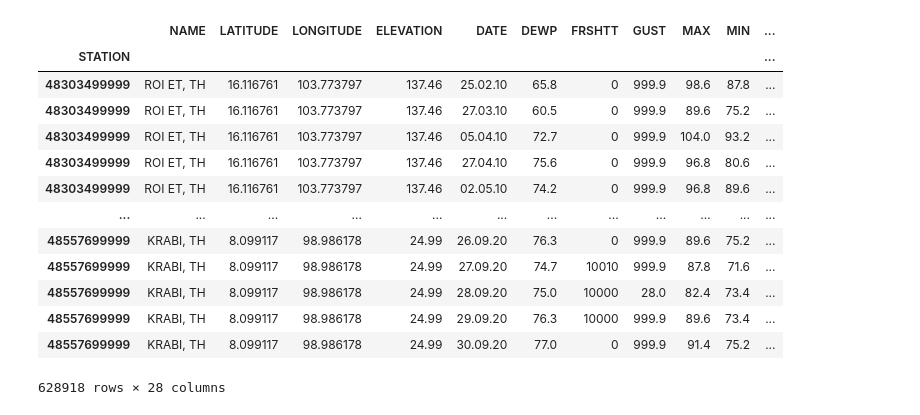
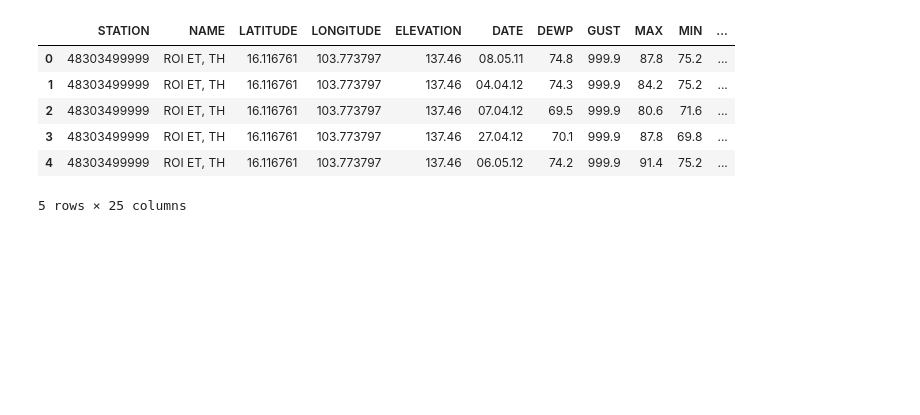
Before and after one commit to nekomaruh/data_science, a Jupyter notebook: NOAA GSOD/proyecto_lluvias.ipynb, the cells around one changed output. Saved outputs shown, nothing was run; the diff lists cells and outputs as text; code cells hidden in the pictures; blank space fills up the shorter version.

```diff
--- a/NOAA GSOD/proyecto_lluvias.ipynb
+++ b/NOAA GSOD/proyecto_lluvias.ipynb
@@ -6,24 +6,32 @@ import matplotlib.pyplot as plt
 import sklearn
 import re
 import seaborn as sns
-# %%
-df = pd.read_csv("compiled_raw_y.csv", index_col=0, header=0)
-df
-# %% [output]
-|  | NAME | LATITUDE | LONGITUDE | ELEVATION | DATE | DEWP | FRSHTT | GUST | MAX | MIN | ... |
-| STATION |  |  |  |  |  |  |  |  |  |  | ... |
-| 48303499999 | ROI ET, TH | 16.116761 | 103.773797 | 137.46 | 25.02.10 | 65.8 | 0 | 999.9 | 98.6 | 87.8 | ... |
-| 48303499999 | ROI ET, TH | 16.116761 | 103.773797 | 137.46 | 27.03.10 | 60.5 | 0 | 999.9 | 89.6 | 75.2 | ... |
-| 48303499999 | ROI ET, TH | 16.116761 | 103.773797 | 137.46 | 05.04.10 | 72.7 | 0 | 999.9 | 104.0 | 93.2 | ... |
-| 48303499999 | ROI ET, TH | 16.116761 | 103.773797 | 137.46 | 27.04.10 | 75.6 | 0 | 999.9 | 96.8 | 80.6 | ... |
-| 48303499999 | ROI ET, TH | 16.116761 | 103.773797 | 137.46 | 02.05.10 | 74.2 | 0 | 999.9 | 96.8 | 89.6 | ... |
-| ... | ... | ... | ... | ... | ... | ... | ... | ... | ... | ... | ... |
-| 48557699999 | KRABI, TH | 8.099117 | 98.986178 | 24.99 | 26.09.20 | 76.3 | 0 | 999.9 | 89.6 | 75.2 | ... |
-| 48557699999 | KRABI, TH | 8.099117 | 98.986178 | 24.99 | 27.09.20 | 74.7 | 10010 | 999.9 | 87.8 | 71.6 | ... |
-| 48557699999 | KRABI, TH | 8.099117 | 98.986178 | 24.99 | 28.09.20 | 75.0 | 10000 | 28.0 | 82.4 | 73.4 | ... |
-| 48557699999 | KRABI, TH | 8.099117 | 98.986178 | 24.99 | 29.09.20 | 76.3 | 10000 | 999.9 | 89.6 | 73.4 | ... |
-| 48557699999 | KRABI, TH | 8.099117 | 98.986178 | 24.99 | 30.09.20 | 77.0 | 0 | 999.9 | 91.4 | 75.2 | ... |
-628918 rows × 28 columns
+# %%
+df = pd.read_csv("compiled_raw_y.csv")
+df = df.drop(columns=['Y','Y+1','Y+2','Y+3','Y+4','Y+5','Y+6','Y+7'])
+df = df[df['FRSHTT'] != 0]
+""" df["FRSHTT"]=str(df["FRSHTT"])
+df = df[df['FRSHTT'].str.len() != 5] """
+
+df = df[df['FRSHTT'].apply(lambda x: len(str(x)) == 5)]
+
+df['FOG'] = df.FRSHTT.apply(lambda x: int(str(x)[0]))
+df['RAIN'] = df.FRSHTT.apply(lambda x: int(str(x)[1]))
+df['SNOW'] = df.FRSHTT.apply(lambda x: int(str(x)[2]))
+df['HAIL'] = df.FRSHTT.apply(lambda x: int(str(x)[3]))
+df['TT'] = df.FRSHTT.apply(lambda x: int(str(x)[4]))
+
+df = df.drop(columns=['FRSHTT'])
+df.reset_index(drop=True, inplace=True)
+df.head()
+# %% [output]
+|  | STATION | NAME | LATITUDE | LONGITUDE | ELEVATION | DATE | DEWP | GUST | MAX | MIN | ... |
+| 0 | 48303499999 | ROI ET, TH | 16.116761 | 103.773797 | 137.46 | 08.05.11 | 74.8 | 999.9 | 87.8 | 75.2 | ... |
+| 1 | 48303499999 | ROI ET, TH | 16.116761 | 103.773797 | 137.46 | 04.04.12 | 74.3 | 999.9 | 84.2 | 75.2 | ... |
+| 2 | 48303499999 | ROI ET, TH | 16.116761 | 103.773797 | 137.46 | 07.04.12 | 69.5 | 999.9 | 80.6 | 71.6 | ... |
+| 3 | 48303499999 | ROI ET, TH | 16.116761 | 103.773797 | 137.46 | 27.04.12 | 70.1 | 999.9 | 87.8 | 69.8 | ... |
+| 4 | 48303499999 | ROI ET, TH | 16.116761 | 103.773797 | 137.46 | 06.05.12 | 74.2 | 999.9 | 91.4 | 75.2 | ... |
+5 rows × 25 columns
 # %%
 cant_datos = df['NAME'].count()
 cant_datos
```
Also changed, not shown: parts of 6 cells of this notebook.
